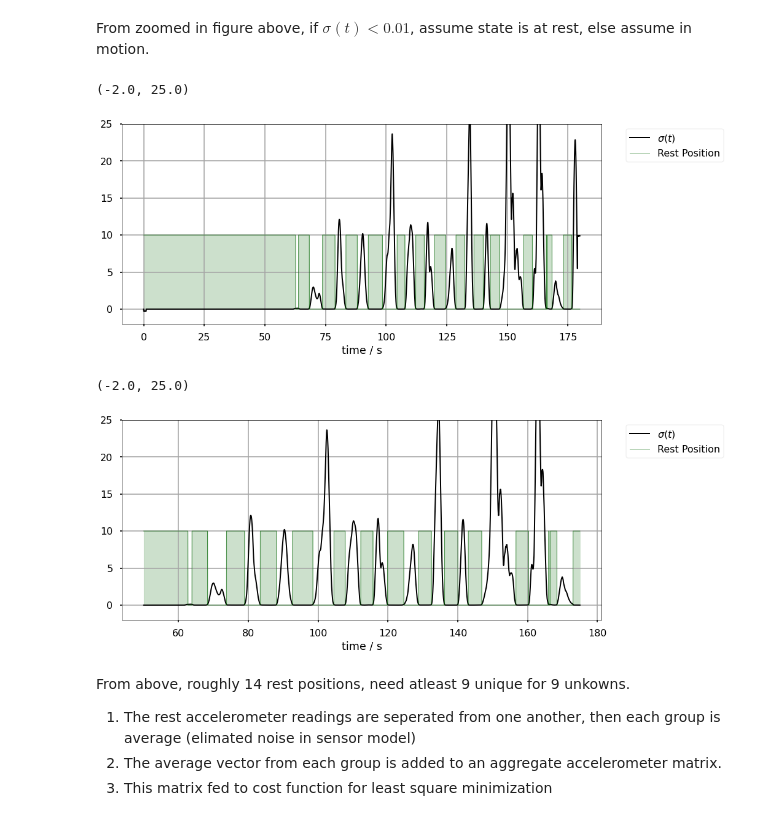
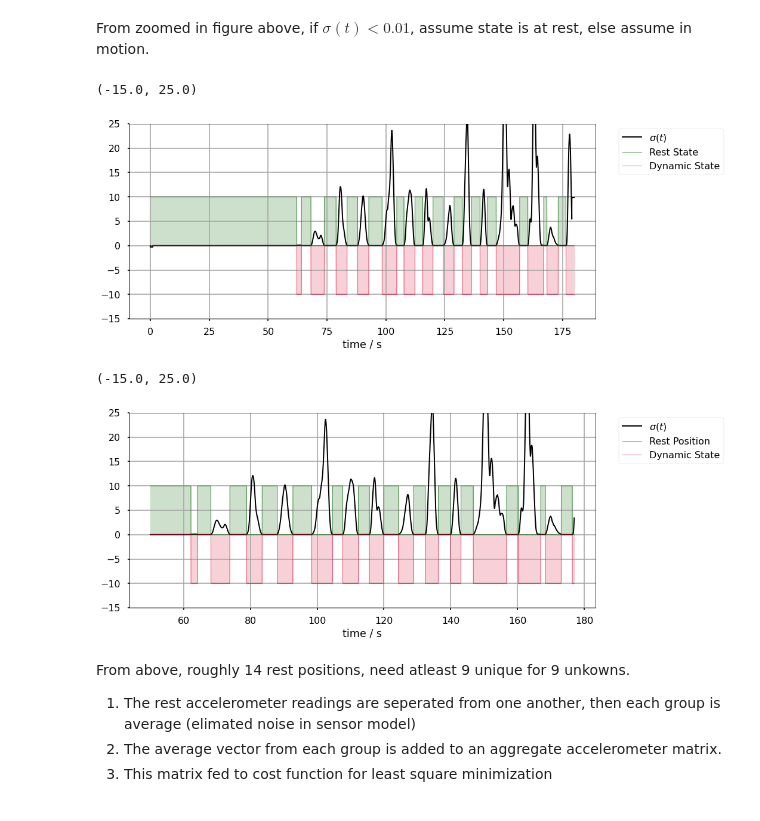
Before and after one commit to vehicle-trace-echo/imu_calibration, a Jupyter notebook: calibration_framework.ipynb, the cells around one changed output. Saved outputs shown, nothing was run; the diff lists cells and outputs as text; code cells hidden in the pictures.

```diff
--- a/calibration_framework.ipynb
+++ b/calibration_framework.ipynb
@@ -161,2 +159,0 @@ def classifyRestByVar(df, rowNum):
-# %%
-df['inRest'] = df['windwdVar'].apply(lambda x: 1 if x < 0.1 else 0)
@@ -163,15 +186,25 @@ df['inRest'] = df['windwdVar'].apply(lambda x: 1 if x < 0.1 else 0)
+# %%
+df['inRest'], df['stateGroup'] = zip(*df['windwdVar'].apply(lambda x: classifyRestByVar(x)))
+
+# Not resting is boolean complment of in rest
+df['notResting'] = df['inRest'].apply(lambda x: (int(not bool(x))))
 # %%
 fig, ax = plt.subplots()
 
 ax.plot(df['time'], windwdVarArr, color='k', lineWidth=2.0, label=r'$\sigma(t)$')
-ax.plot(df['time'], 10 * df['inRest'], color='darkgreen', alpha=0.7, lineWidth=1, label='Rest Position')
+
+ax.plot(df['time'], 10 * df['inRest'], color='darkgreen', alpha=0.7, lineWidth=1, label='Rest State')
 ax.fill_between(df['time'], 0, 10 *df['inRest'], color='darkgreen', alpha=0.2)
+
+ax.plot(df['time'], -10 * df['notResting'], color='crimson', alpha=0.7, lineWidth=1, label='Dynamic State')
+ax.fill_between(df['time'], 0, -10 *df['notResting'], color='crimson', alpha=0.2)
+
 ax.legend(bbox_to_anchor=(1.04,1), loc='upper left')
 plt.grid(True, which='both',ls='-',color='0.65')
 plt.xlabel('time / s')
-plt.ylim([-2, 25])
+plt.ylim([-15, 25])
 # %% [output]
-(-2.0, 25.0)
+(-15.0, 25.0)
-[figure, old version]
+[figure, new version]
 # %%
 # Crop dataset to remove initial and final variance jumps
@@ -180,15 +213,21 @@ df_calb = df[(df['time'] > 50) & (df['time']<175)]
 fig, ax = plt.subplots()
 
 ax.plot(df_calb['time'], df_calb['windwdVar'], color='k', lineWidth=2.0, label=r'$\sigma(t)$')
+
 ax.plot(df_calb['time'], 10 * df_calb['inRest'], color='darkgreen', alpha=0.7, lineWidth=1, label='Rest Position')
 ax.fill_between(df_calb['time'], 0, 10 *df_calb['inRest'], color='darkgreen', alpha=0.2)
+
+ax.plot(df_calb['time'], -10 * df_calb['notResting'], color='crimson', alpha=0.7, lineWidth=1, label='Dynamic State')
+ax.fill_between(df_calb['time'], -10 * df_calb['notResting'], color='crimson', alpha=0.2)
+
+
 ax.legend(bbox_to_anchor=(1.04,1), loc='upper left')
 plt.grid(True, which='both',ls='-',color='0.65')
 plt.xlabel('time / s')
-plt.ylim([-2, 25])
+plt.ylim([-15, 25])
 # %% [output]
-(-2.0, 25.0)
+(-15.0, 25.0)
-[figure, old version]
+[figure, new version]
 # %% [markdown]
 From above, roughly 14 rest positions, need atleast 9 unique for 9 unkowns.
 1. The rest accelerometer readings are seperated from one another, then each group is average (elimated noise in sensor model)
```
Also changed, not shown: parts of 17 cells of this notebook.
